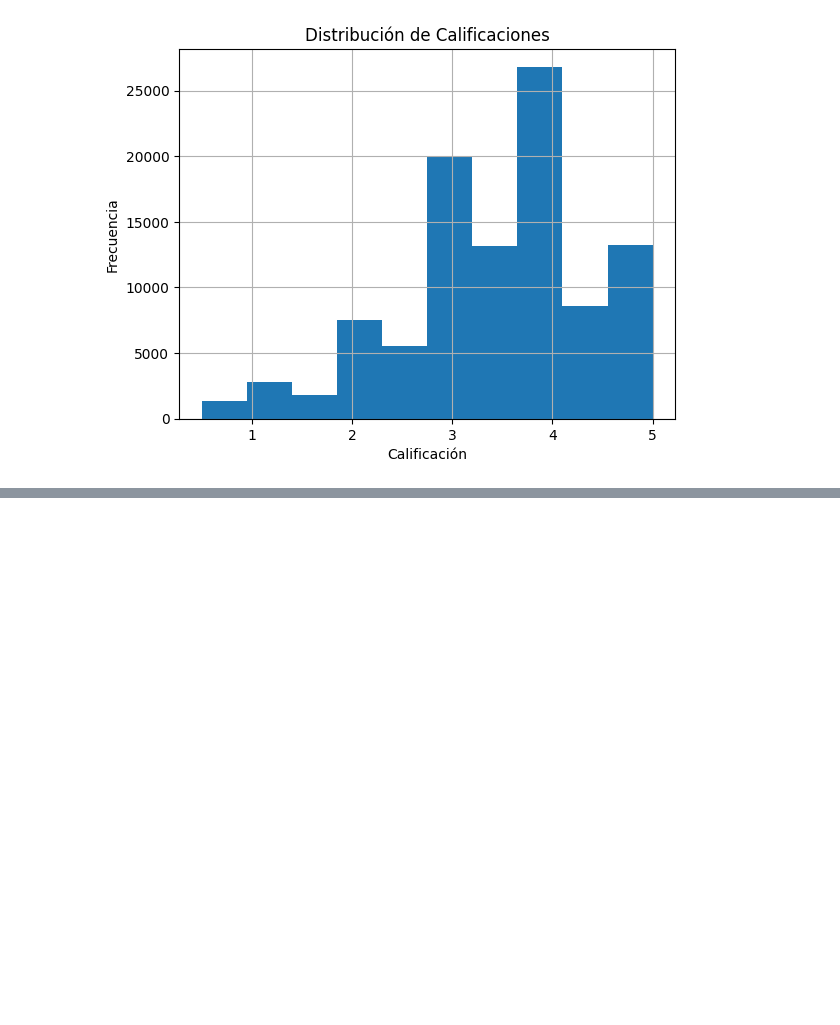
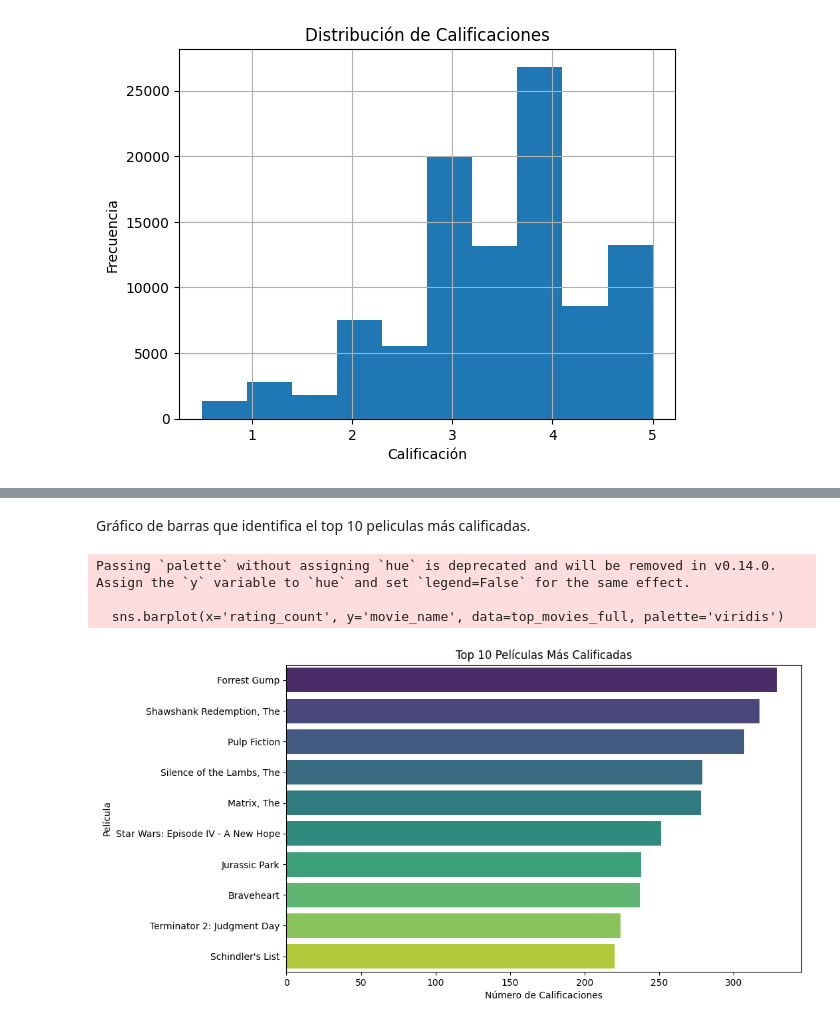
Before and after one commit to yackelineql/MarketingprojectG8, a Jupyter notebook: b_exploración_limpieza.ipynb, the cells around one changed output, grey strips where cells are left out. Cells and saved outputs as stored; diff of their text form; code cells hidden in the pictures; blank space fills up the shorter version.

Commit message:
codigo top peliculas y recomendaciones

```diff
--- a/b_exploración_limpieza.ipynb
+++ b/b_exploración_limpieza.ipynb
@@ -172,0 +186,9 @@ plt.show()
+# %%
+top_movies = ratings_df['movieId'].value_counts().head(10) ### obtener los IDs de las películas más calificadas
+top_movie_ids = top_movies.index.tolist()
+top_movies_info = movies_df[movies_df['movieId'].isin(top_movie_ids)] ###filtrar esas películas en el DataFrame de movies
+top_movies_counts = top_movies.reset_index() ###unir el conteo de ratings con la información de la película # Creamos un DataFrame del conteo
+top_movies_counts.columns = ['movieId', 'rating_count']
+top_movies_full = pd.merge(top_movies_counts, top_movies_info, on='movieId') ###Unimos por 'movieId'
+top_movies_full = top_movies_full.sort_values(by='rating_count', ascending=False)### mostrar el resultado ordenado por la cantidad de calificaciones
+print(top_movies_full[['movie_name', 'year', 'genres', 'rating_count']])### visualizar
@@ -172,0 +213,14 @@ plt.show()
+# %% [markdown]
+Gráfico de barras que identifica el top 10 peliculas más calificadas.
+# %%
+plt.figure(figsize=(10,6))
+sns.barplot(x='rating_count', y='movie_name', data=top_movies_full, palette='viridis')
+plt.title("Top 10 Películas Más Calificadas")
+plt.xlabel("Número de Calificaciones")
+plt.ylabel("Película")
+plt.show()
+# %% [output]
+Passing `palette` without assigning `hue` is deprecated and will be removed in v0.14.0. Assign the `y` variable to `hue` and set `legend=False` for the same effect.
+
+  sns.barplot(x='rating_count', y='movie_name', data=top_movies_full, palette='viridis')
+[figure, added]
```
Also changed, not shown: parts of 7 cells of this notebook, 1 other file.
